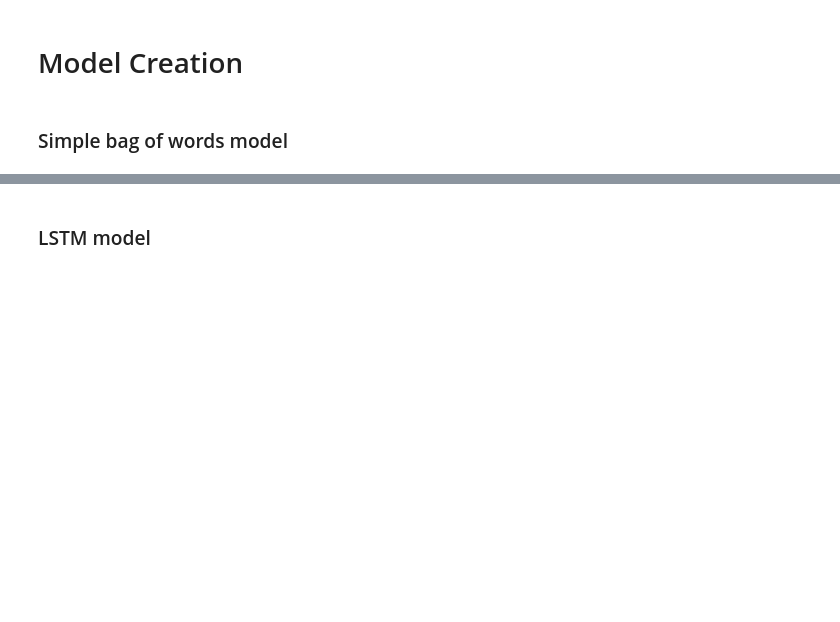
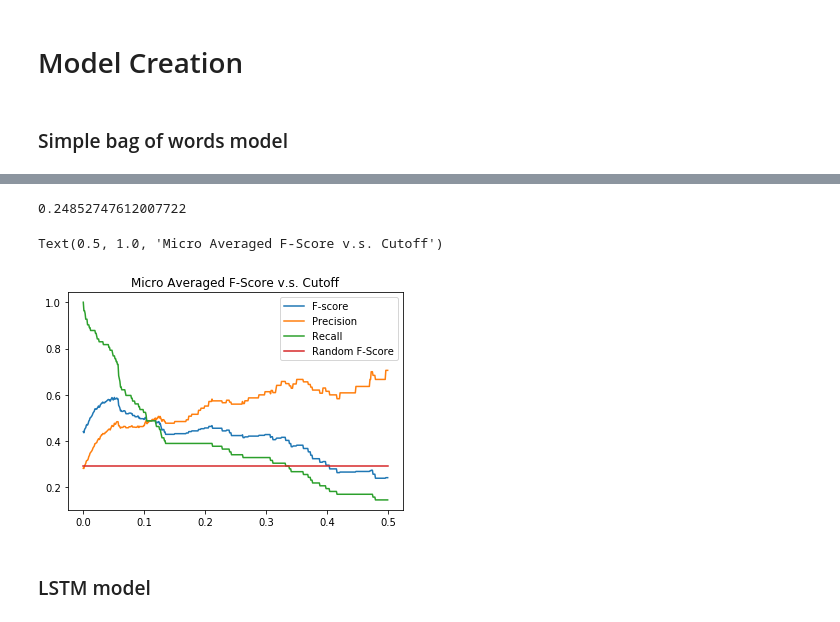
Before and after one commit to dmougouei/ValueTube, a Jupyter notebook: backend/youtube-api-caller/model_experimentation.ipynb, the cells around one changed output, grey strips where cells are left out. Cells and saved outputs as stored; diff of their text form; code cells hidden in the pictures; blank space fills up the shorter version.

Commit message:
Model performance measurements

```diff
--- a/backend/youtube-api-caller/model_experimentation.ipynb
+++ b/backend/youtube-api-caller/model_experimentation.ipynb
@@ -222,3 +220,44 @@ for i in range(y_test.shape[0]):
+# %%
+# See metrics for a random model
+# calculate p of each class
+probs = np.sum(y_train, axis=0)/y_train.shape[0]
+
+# predict each class with the corresponding probability
+def predict_random():
+    pred = (np.random.rand(1, y_train.shape[1]) < probs).astype(int)
+    return pred[0]
+# %%
+# calculate the average random score
+scores = []
+for i in range(100):
+    preds = [predict_random() for i in range(y_test.shape[0])]
+    val_preds = np.array(preds)
+    f_score = f1_score(y_test, val_preds, average="micro")
+    scores.append(f_score)
+np.mean(scores)
+# %% [output]
+0.24852747612007722
+# %%
+# find the best cutoff and plot stats
+probs = nn.predict(X_test)
+search_range = np.arange(0, 0.5, 0.001)
+f_scores = []
+precision = []
+recall = []
+for cutoff in search_range:
+    val_preds = (probs > cutoff).astype(int)
+    f_scores.append(f1_score(y_test, val_preds, average="micro"))
+    precision.append(precision_score(y_test, val_preds, average="micro"))
+    recall.append(recall_score(y_test, val_preds, average="micro"))
+plt.plot(search_range, f_scores, label="F-score")
+plt.plot(search_range, precision, label="Precision")
+plt.plot(search_range, recall, label="Recall")
+plt.plot(search_range, [f_score]*search_range.shape[0], label="Random F-Score")
+plt.legend()
+plt.title("Micro Averaged F-Score v.s. Cutoff")
+# %% [output]
+Text(0.5, 1.0, 'Micro Averaged F-Score v.s. Cutoff')
+[figure, added]
 # %% [markdown]
 ### LSTM model
 # %%
```
Also changed, not shown: parts of 7 cells of this notebook, 5 other files.
